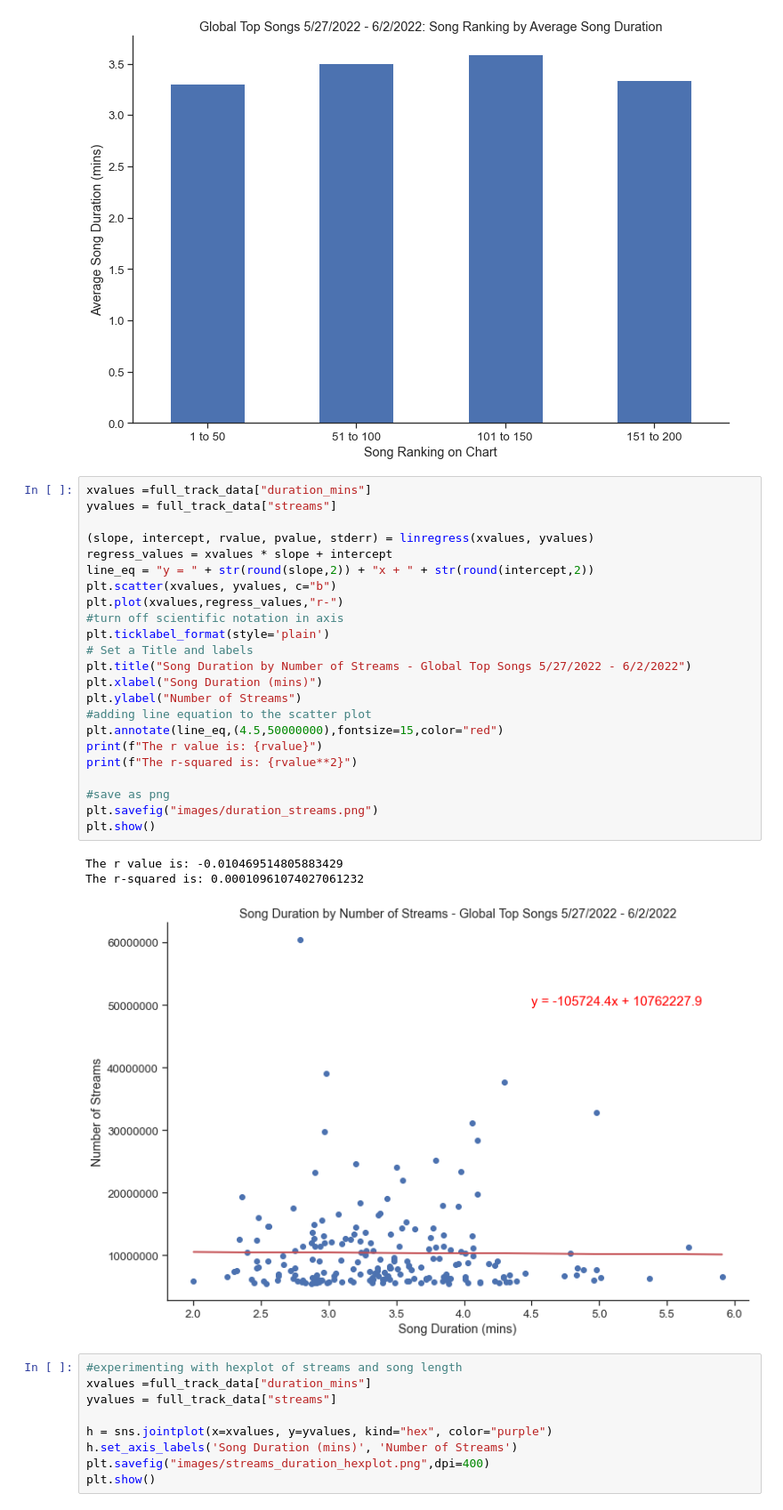
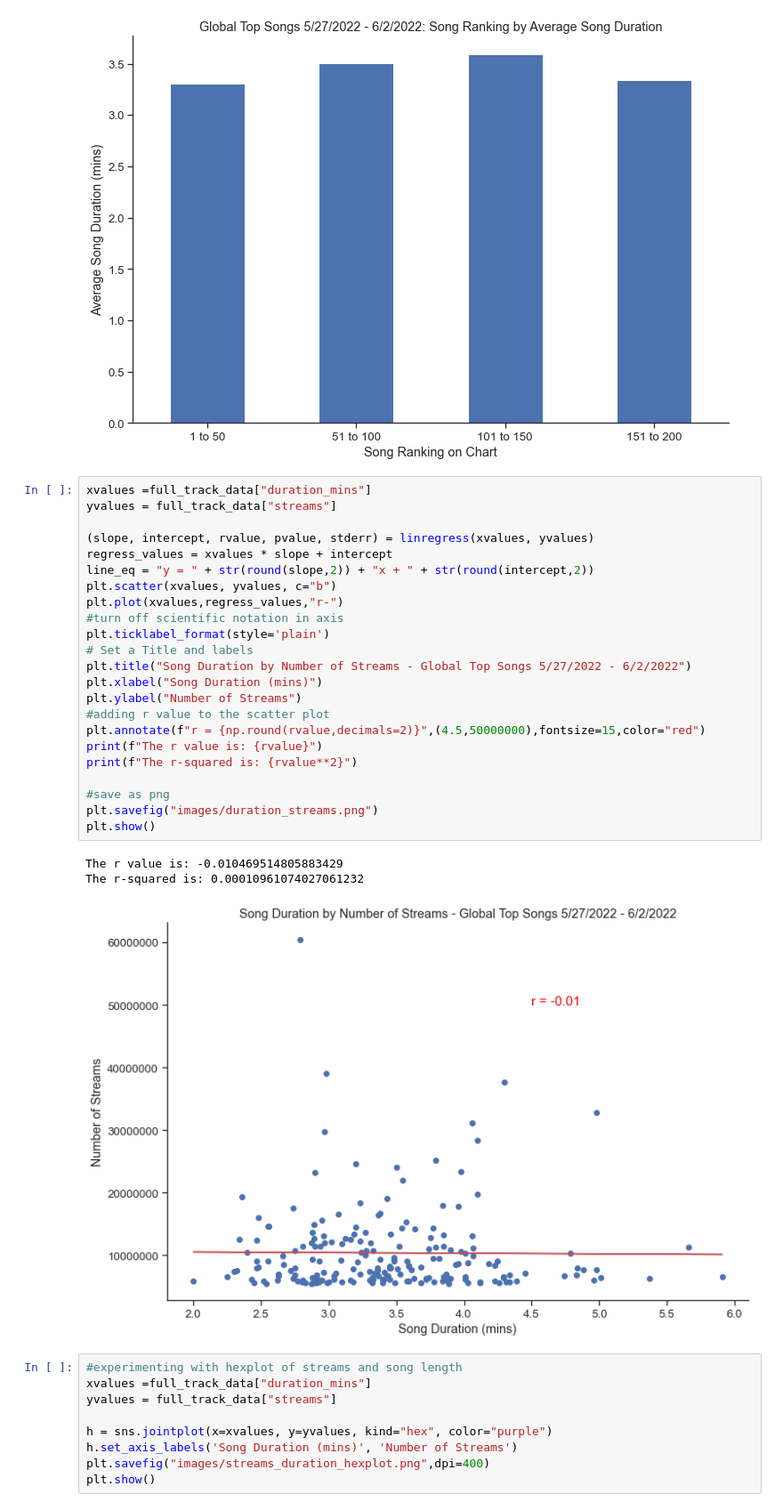
Before and after one commit to mbruns13/project_1_spotify, a Jupyter notebook: song_duration.ipynb, the cells around one changed output. Shown at 89% size. Drawn from its saved outputs; the diff is of its cells as text.

```diff
--- a/song_duration.ipynb
+++ b/song_duration.ipynb
@@ -360,30 +359,30 @@ plt.show()
 # %%
 xvalues =full_track_data["duration_mins"]
 yvalues = full_track_data["streams"]
 
 (slope, intercept, rvalue, pvalue, stderr) = linregress(xvalues, yvalues)
 regress_values = xvalues * slope + intercept
 line_eq = "y = " + str(round(slope,2)) + "x + " + str(round(intercept,2))
 plt.scatter(xvalues, yvalues, c="b")
 plt.plot(xvalues,regress_values,"r-")
 #turn off scientific notation in axis
 plt.ticklabel_format(style='plain')
 # Set a Title and labels
 plt.title("Song Duration by Number of Streams - Global Top Songs 5/27/2022 - 6/2/2022")
 plt.xlabel("Song Duration (mins)")
 plt.ylabel("Number of Streams")
-#adding line equation to the scatter plot
-plt.annotate(line_eq,(4.5,50000000),fontsize=15,color="red")
+#adding r value to the scatter plot
+plt.annotate(f"r = {np.round(rvalue,decimals=2)}",(4.5,50000000),fontsize=15,color="red")
 print(f"The r value is: {rvalue}")
 print(f"The r-squared is: {rvalue**2}")
 
 #save as png
 plt.savefig("images/duration_streams.png")
 plt.show()
 # %% [output]
 The r value is: -0.010469514805883429
 The r-squared is: 0.00010961074027061232
-[figure, old version]
+[figure, new version]
 # %%
 #experimenting with hexplot of streams and song length
 xvalues =full_track_data["duration_mins"]
```
Also changed, not shown: parts of 9 cells of this notebook, 7 other files.
